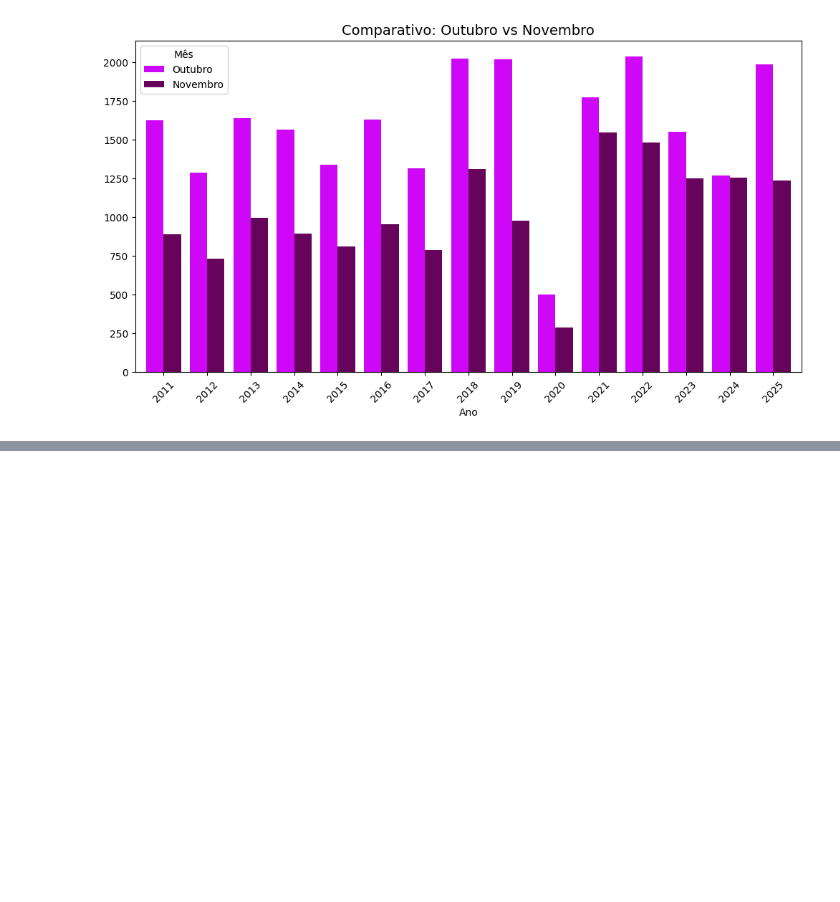
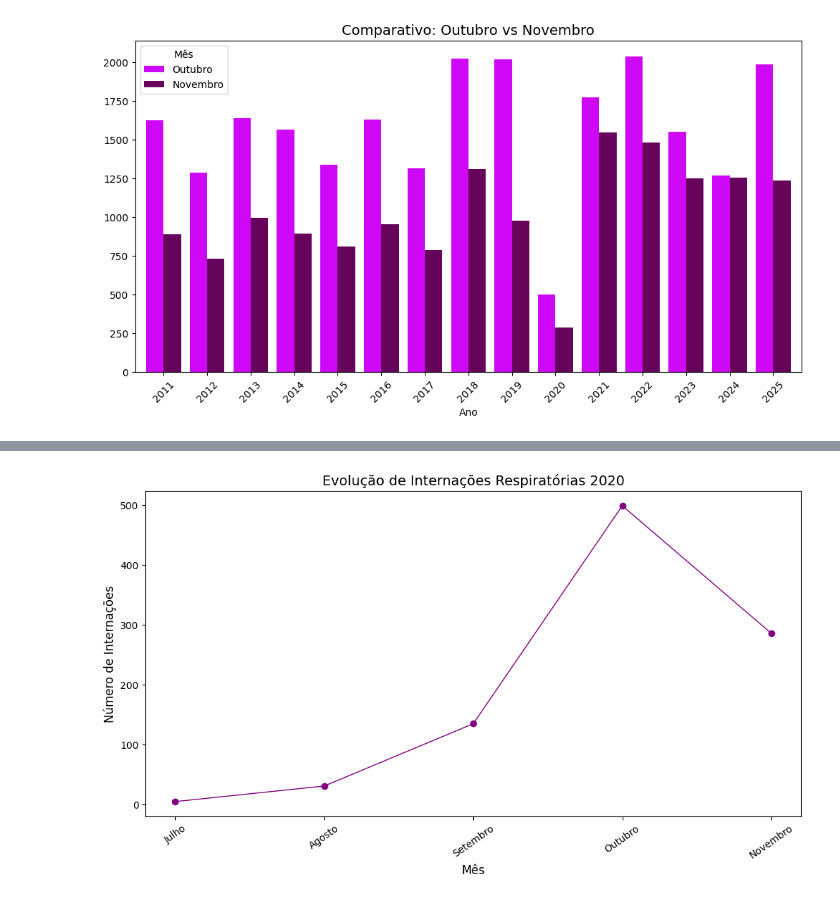
Before and after one commit to ddalves/analise-pediatria-datasus, a Jupyter notebook: Doenças_Respiratórias.ipynb, the cells around one changed output, grey strips where cells are left out. Cells and saved outputs as stored; diff of their text form; code cells hidden in the pictures; blank space fills up the shorter version.

```diff
--- a/Doenças_Respiratórias.ipynb
+++ b/Doenças_Respiratórias.ipynb
@@ -284,0 +284,4 @@ plt.show()
+# %%
+tabela_sazonalano = tabela_cidmesano[tabela_cidmesano["Ano"].isin(["2020"])].copy()
+
+display(tabela_sazonalano)
@@ -284,0 +295,20 @@ plt.show()
+# %%
+# Definir o tamanho da figura
+plt.figure(figsize=(12, 6))
+
+# Criar o gráfico de linha
+# x = Ano, y = Total
+plt.plot(tabela_sazonalano["Mês"], tabela_sazonalano["Total"], marker="o", linestyle="-", color="purple", linewidth=1)
+# AJUSTE DO EIXO X: Mostra cada ano exatamente abaixo do ponto
+plt.xticks(tabela_sazonalano["Mês"], rotation=35)
+
+# Personalizar (Títulos e Legendas)
+plt.title("Evolução de Internações Respiratórias 2020", fontsize=14)
+plt.xlabel("Mês", fontsize=12)
+plt.ylabel("Número de Internações", fontsize=12)
+
+
+# Mostrar o gráfico
+plt.show()
+# %% [output]
+[figure, added]
```
Also changed, not shown: parts of 9 cells of this notebook.
